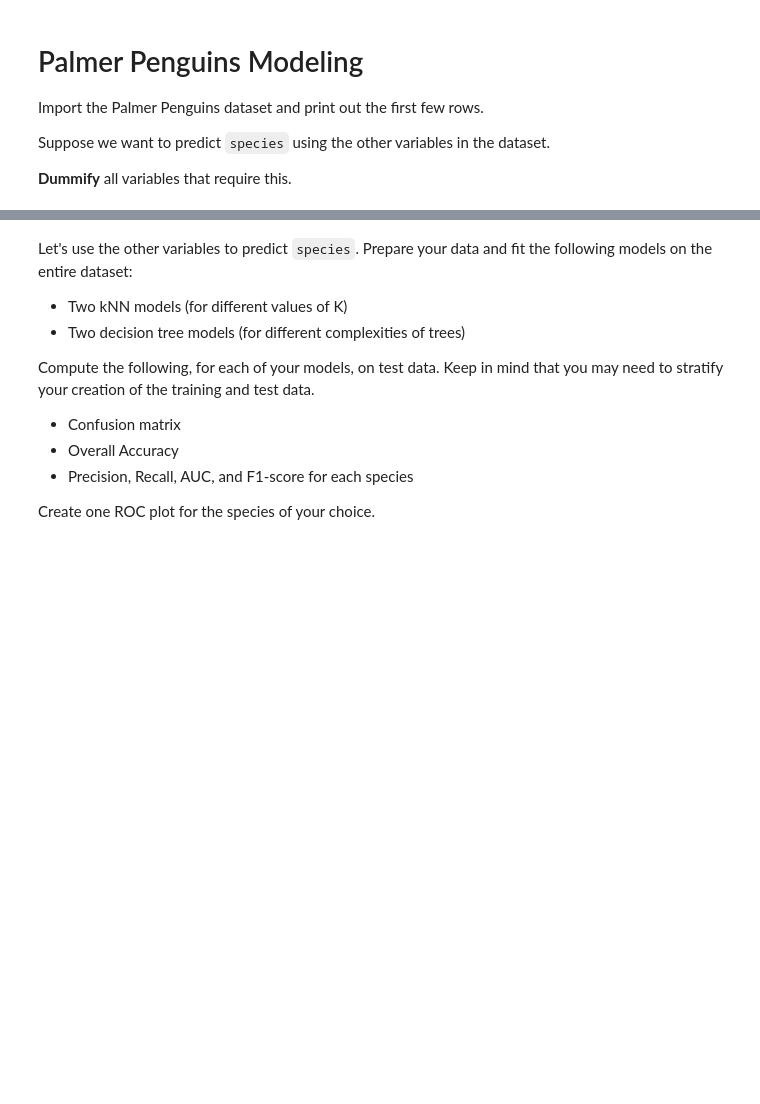
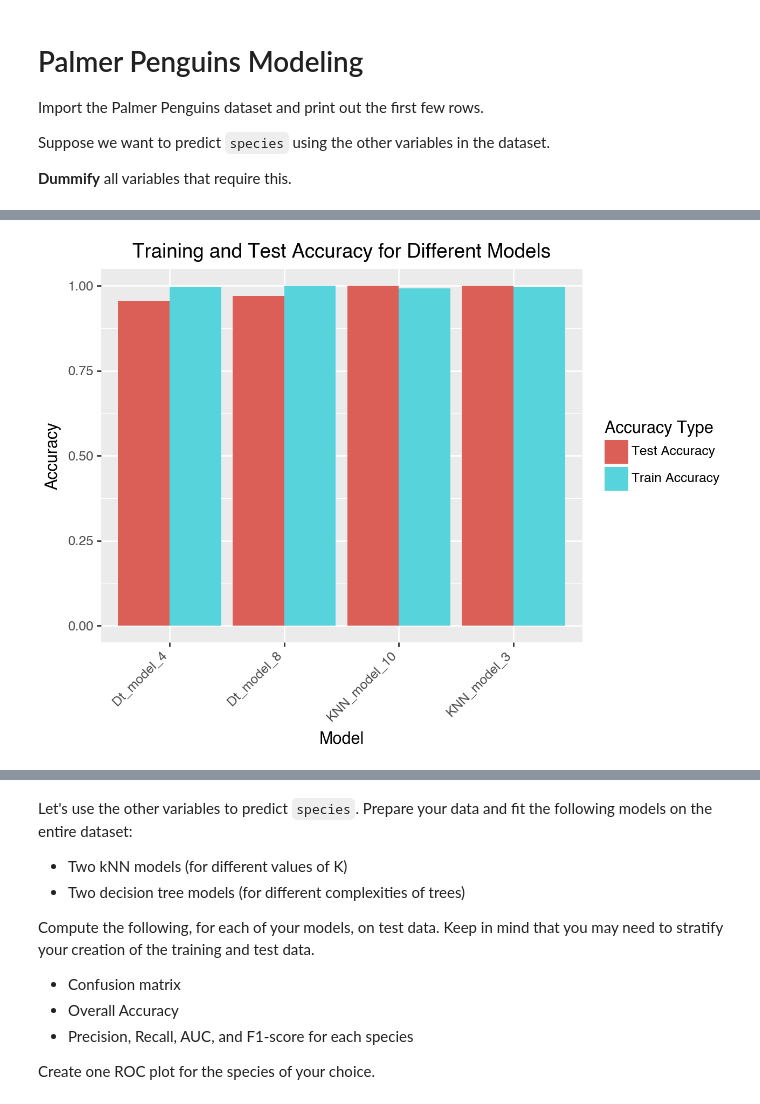
Before and after one commit to matthewkennedy22-collab/Activities, a Jupyter notebook: Practice_Activity_Penguin_Classification.ipynb, the cells around one changed output, grey strips where cells are left out. Drawn from its saved outputs; the diff is of its cells as text; code cells hidden in the pictures; blank space fills up the shorter version.

```diff
--- a/Practice_Activity_Penguin_Classification.ipynb
+++ b/Practice_Activity_Penguin_Classification.ipynb
@@ -8,0 +46,3 @@ Suppose we want to predict `species` using the other variables in the dataset.
+# %%
+pip install sklearn
+# %% [output]
@@ -9,3 +59,4 @@ Suppose we want to predict `species` using the other variables in the dataset.
+[figure, added]
 # %%
 import pandas as pd
 import seaborn as sns
```
Also changed, not shown: parts of 16 cells of this notebook, 1 other file.
